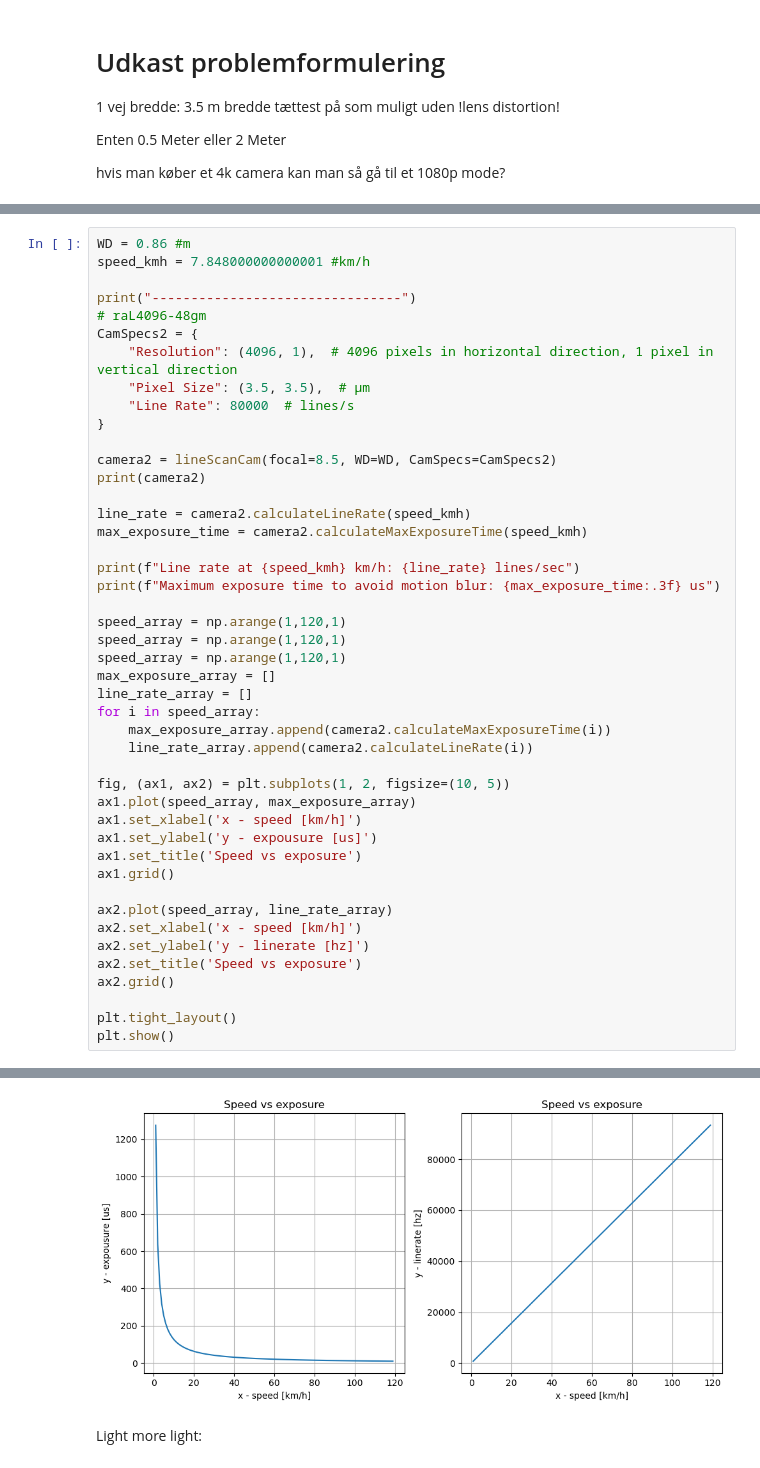
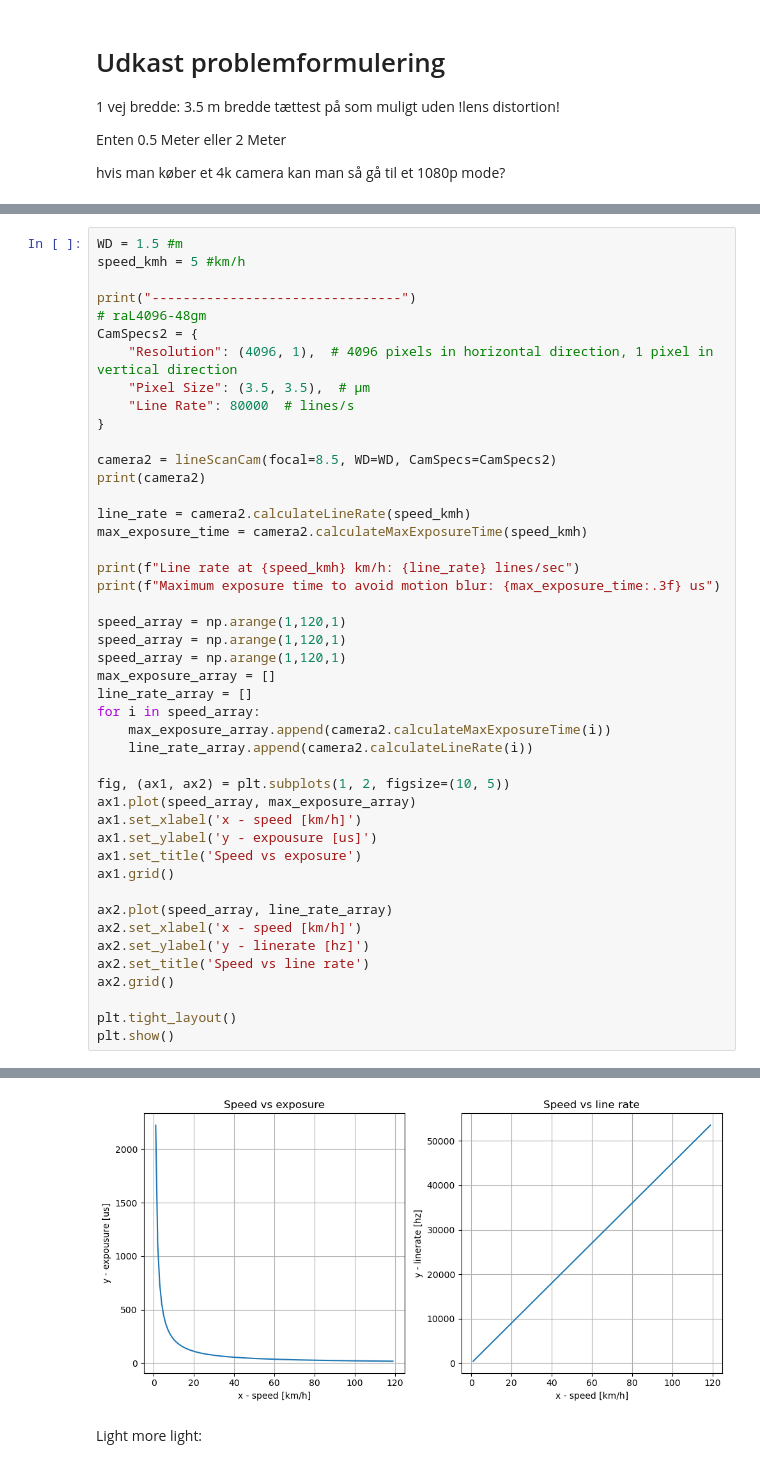
Before and after one commit to Rasmus-Ulstrup/Road-Anomaly-Detector, a Jupyter notebook: notebooks/CameraSpecs.ipynb, the cells around one changed output, grey strips where cells are left out. Saved outputs shown, nothing was run; the diff lists cells and outputs as text.

```diff
--- a/notebooks/CameraSpecs.ipynb
+++ b/notebooks/CameraSpecs.ipynb
@@ -163,8 +161,8 @@ class lineScanCam:
                 f"FOV: {self.getFOV()} m\n"
                 f"Spatial resolution: {self.getSpartial()} mm/pixel\n")
 # %%
-WD = 0.86 #m
-speed_kmh = 7.848000000000001 #km/h
+WD = 1.5 #m
+speed_kmh = 5 #km/h
 
 print("--------------------------------")
 # raL4096-48gm
@@ -202,7 +200,7 @@ ax1.grid()
 ax2.plot(speed_array, line_rate_array)
 ax2.set_xlabel('x - speed [km/h]')
 ax2.set_ylabel('y - linerate [hz]')
-ax2.set_title('Speed vs exposure')
+ax2.set_title('Speed vs line rate')
 ax2.grid()
 
 plt.tight_layout()
@@ -228,4 +218,4 @@ Maximum exposure time to avoid motion blur: 254.965 us
-[figure, old version]
+[figure, new version]
 # %% [markdown]
 Light more light:
 # %%
```
Also changed, not shown: parts of 5 cells of this notebook.
